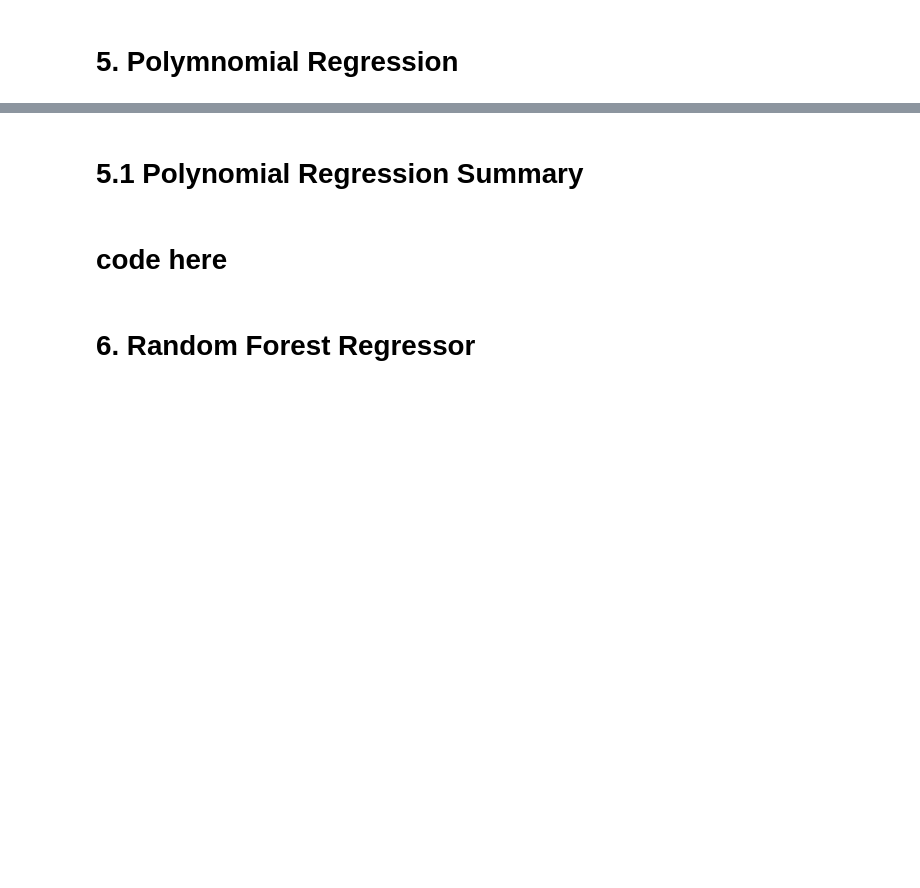
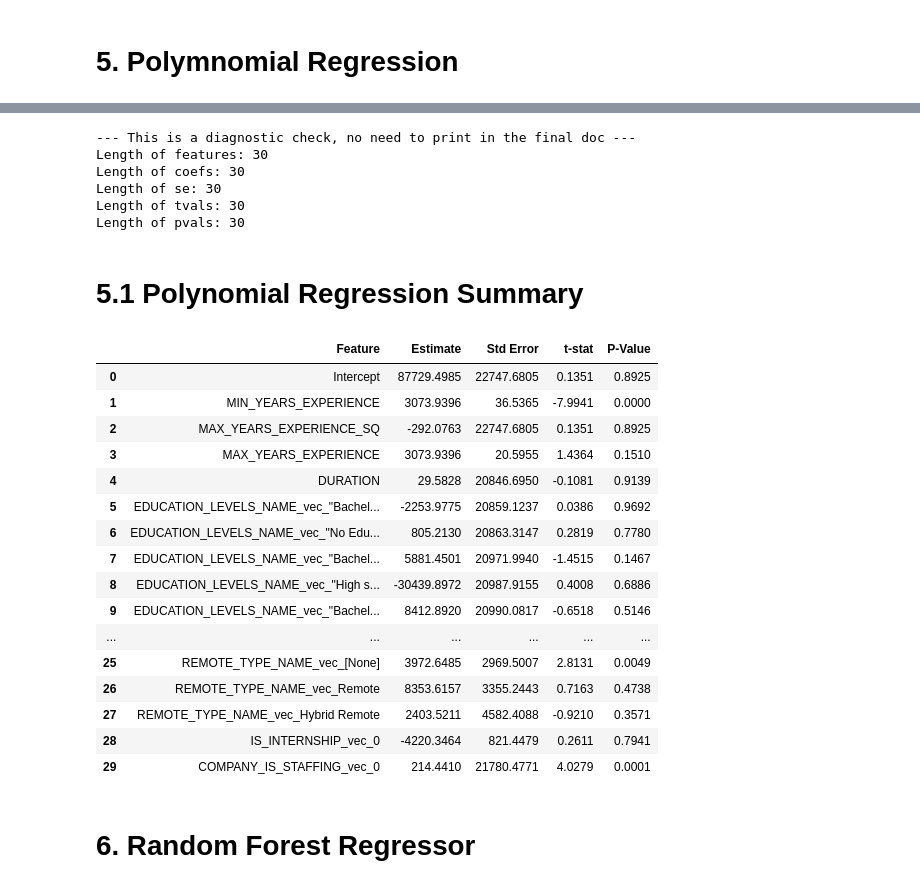
Before and after one commit to met-ad-688/assignment-04-Sabrina1211, a Jupyter notebook: assignment04-sminaya1.ipynb, the cells around one changed output, grey strips where cells are left out. Drawn from its saved outputs; the diff is of its cells as text; code cells hidden in the pictures; blank space fills up the shorter version.

Commit message:
features, split, linear regression, Poly regression

```diff
--- a/assignment04-sminaya1.ipynb
+++ b/assignment04-sminaya1.ipynb
@@ -68,7 +475,66 @@ only showing top 5 rows
+# %%
+# 1. Pull feature names directly from Java backend
+feature_names = poly_summary._call_java("featureNames")
+
+# 2. Construct full table including intercept
+poly_features = ["Intercept"] + list(feature_names)
+poly_coefs    = [poly_glr_max_years_model.intercept] + list(poly_glr_max_years_model.coefficients)
+poly_se       = list(poly_summary.coefficientStandardErrors)
+poly_tvals    = list(poly_summary.tValues)
+poly_pvals    = list(poly_summary.pValues)
+
+# (Optional) quick diagnostics
+print("--- This is a diagnostic check, no need to print in the final doc ---")
+print("Length of features:", len(poly_features))
+print("Length of coefs:", len(poly_coefs))
+print("Length of se:", len(poly_se))
+print("Length of tvals:", len(poly_tvals))
+print("Length of pvals:", len(poly_pvals))
+# %% [output]
+--- This is a diagnostic check, no need to print in the final doc ---
+Length of features: 30
+Length of coefs: 30
+Length of se: 30
+Length of tvals: 30
+Length of pvals: 30
 # %% [markdown]
 # 5.1 Polynomial Regression Summary
-# %% [markdown]
-# code here
+# %%
+import pandas as pd
+from tabulate import tabulate
+from IPython.display import HTML
+
+poly_coef_table = pd.DataFrame({
+    "Feature": poly_features,
+    "Estimate": [f"{v:.4f}" if v is not None else None for v in poly_coefs],
+    "Std Error": [f"{v:.4f}" if v is not None else None for v in poly_se],
+    "t-stat": [f"{v:.4f}" if v is not None else None for v in poly_tvals],
+    "P-Value": [f"{v:.4f}" if v is not None else None for v in poly_pvals]
+})
+
+# 4. Save for report
+poly_coef_table.to_csv("output/poly_summary.csv", index=False)
+
+# 5. Optional pretty print
+HTML(poly_coef_table.to_html())
+# %% [output]
+|  | Feature | Estimate | Std Error | t-stat | P-Value |
+| 0 | Intercept | 87729.4985 | 22747.6805 | 0.1351 | 0.8925 |
+| 1 | MIN_YEARS_EXPERIENCE | 3073.9396 | 36.5365 | -7.9941 | 0.0000 |
+| 2 | MAX_YEARS_EXPERIENCE_SQ | -292.0763 | 22747.6805 | 0.1351 | 0.8925 |
+| 3 | MAX_YEARS_EXPERIENCE | 3073.9396 | 20.5955 | 1.4364 | 0.1510 |
+| 4 | DURATION | 29.5828 | 20846.6950 | -0.1081 | 0.9139 |
+| 5 | EDUCATION_LEVELS_NAME_vec_"Bachel... | -2253.9775 | 20859.1237 | 0.0386 | 0.9692 |
+| 6 | EDUCATION_LEVELS_NAME_vec_"No Edu... | 805.2130 | 20863.3147 | 0.2819 | 0.7780 |
+| 7 | EDUCATION_LEVELS_NAME_vec_"Bachel... | 5881.4501 | 20971.9940 | -1.4515 | 0.1467 |
+| 8 | EDUCATION_LEVELS_NAME_vec_"High s... | -30439.8972 | 20987.9155 | 0.4008 | 0.6886 |
+| 9 | EDUCATION_LEVELS_NAME_vec_"Bachel... | 8412.8920 | 20990.0817 | -0.6518 | 0.5146 |
+| ... | ... | ... | ... | ... | ... |
+| 25 | REMOTE_TYPE_NAME_vec_[None] | 3972.6485 | 2969.5007 | 2.8131 | 0.0049 |
+| 26 | REMOTE_TYPE_NAME_vec_Remote | 8353.6157 | 3355.2443 | 0.7163 | 0.4738 |
+| 27 | REMOTE_TYPE_NAME_vec_Hybrid Remote | 2403.5211 | 4582.4088 | -0.9210 | 0.3571 |
+| 28 | IS_INTERNSHIP_vec_0 | -4220.3464 | 821.4479 | 0.2611 | 0.7941 |
+| 29 | COMPANY_IS_STAFFING_vec_0 | 214.4410 | 21780.4771 | 4.0279 | 0.0001 |
 # %% [markdown]
 # 6. Random Forest Regressor
 # %%
```
Also changed, not shown: parts of 18 cells of this notebook, 3 other files.
